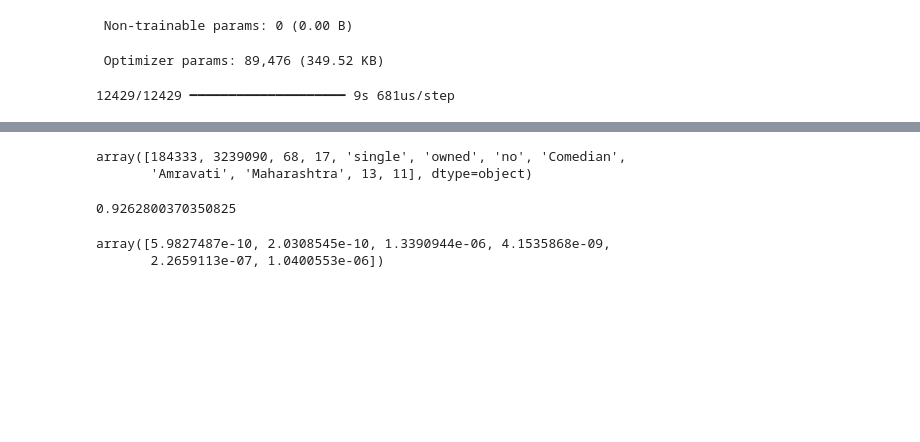
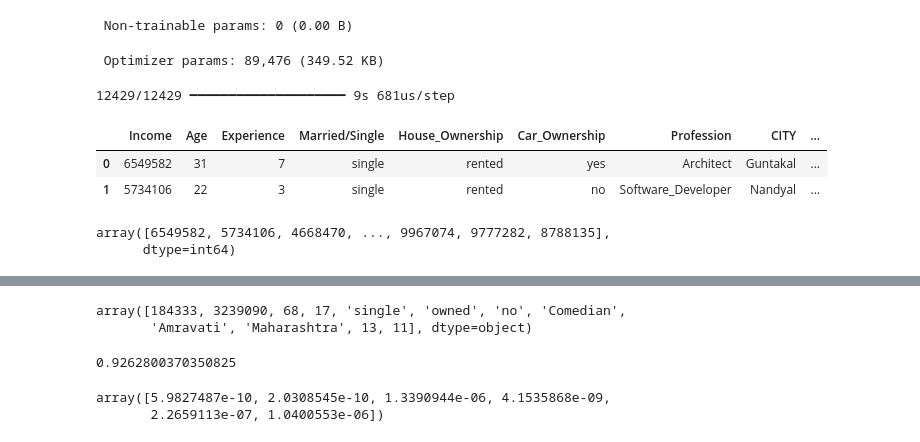
Before and after one commit to nishan129/loan_prediction, a Jupyter notebook: research/trials.ipynb, the cells around one changed output, grey strips where cells are left out. Saved outputs shown, nothing was run; the diff lists cells and outputs as text; code cells hidden in the pictures; blank space fills up the shorter version.

```diff
--- a/research/trials.ipynb
+++ b/research/trials.ipynb
@@ -207,0 +204,11 @@ import numpy as np
+# %%
+df.head(2)
+# %% [output]
+|  | Income | Age | Experience | Married/Single | House_Ownership | Car_Ownership | Profession | CITY | ... |
+| 0 | 6549582 | 31 | 7 | single | rented | yes | Architect | Guntakal | ... |
+| 1 | 5734106 | 22 | 3 | single | rented | no | Software_Developer | Nandyal | ... |
+# %%
+df["Income"].unique()
+# %% [output]
+array([6549582, 5734106, 4668470, ..., 9967074, 9777282, 8788135],
+      dtype=int64)
```
Also changed, not shown: parts of 3 cells of this notebook, 10 other files.
